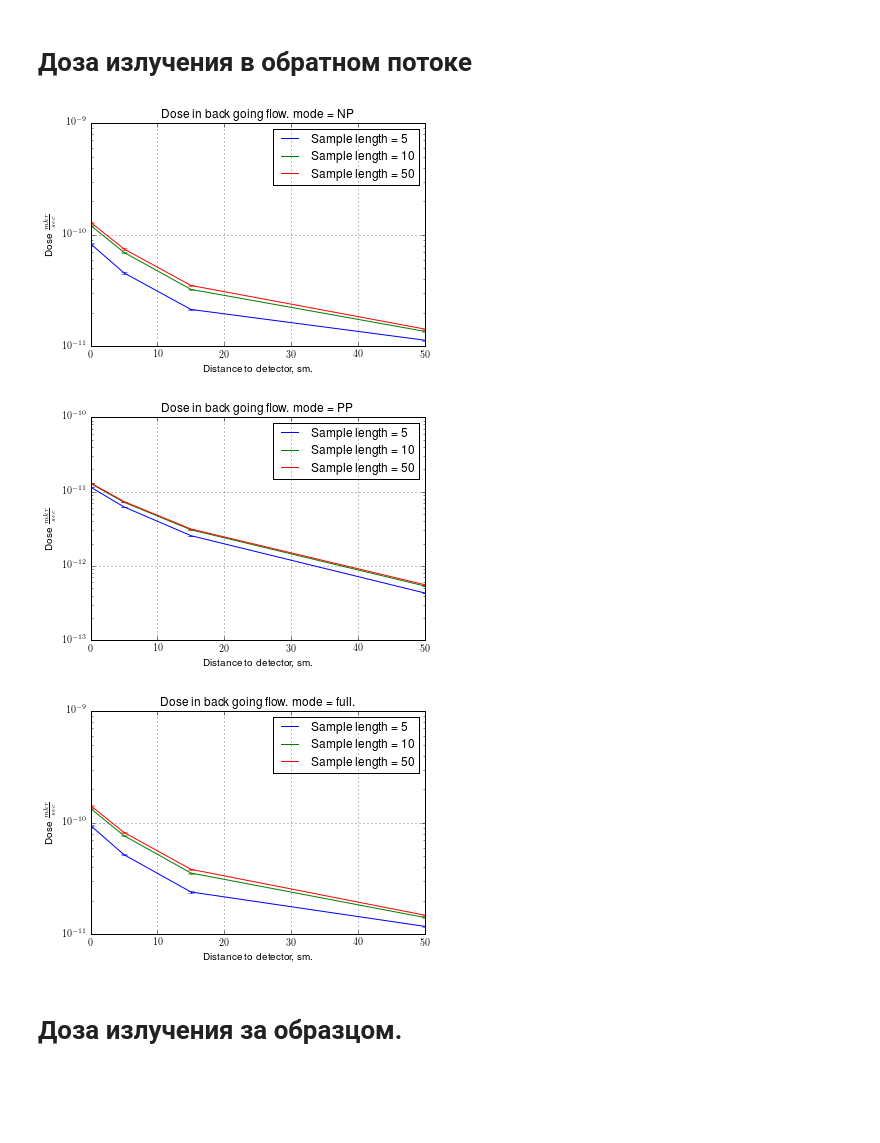
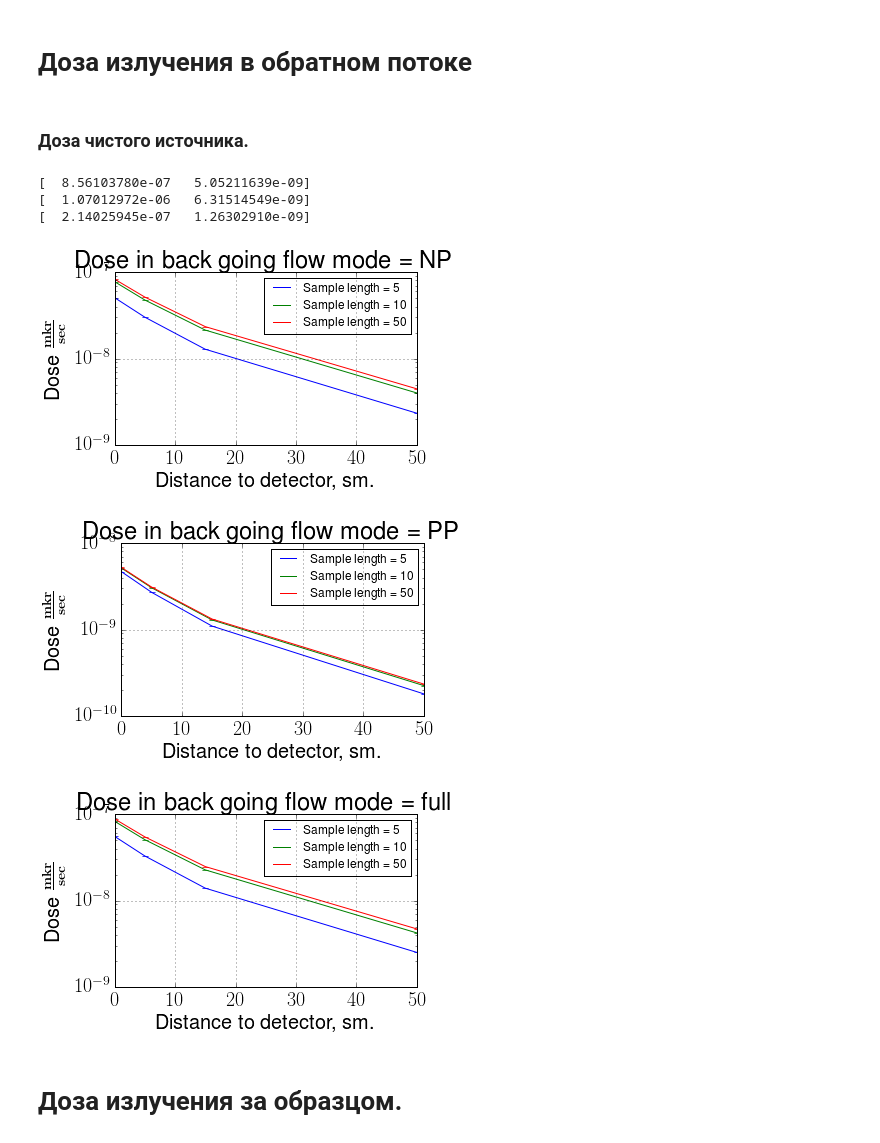
Before and after one commit to griddic/mipt_mcnp, a Jupyter notebook: plotting_experiments-medial-model.ipynb, the cells around one changed output. Saved outputs shown, nothing was run; the diff lists cells and outputs as text; code cells hidden in the pictures; blank space fills up the shorter version.

```diff
--- a/plotting_experiments-medial-model.ipynb
+++ b/plotting_experiments-medial-model.ipynb
@@ -129,12 +129,13 @@ def plot_en_spectrums_in_back_going_flow(file_name, tally_distances, colors, fil
         #plt.ylim([10**(-11),10**(-6)])
         plt.title(r'back flow.spectrum.\\sample len = ' + str(sample_length) + r'cm. mode = ' + mode)
         plt.xlabel(r'Energy, MEV')
-        plt.ylabel(r'particles, $\frac{F}{cm^2 sec}$')
+        plt.ylabel(r'particles, $\bf \frac{F}{cm^2 sec}$')
 
     outt.close()
     plt.legend(loc='best',prop={'size':12})
     plt.grid()
     #plt.xscale('log')
+    plt.gcf().subplots_adjust(bottom=0.2, top=0.8, left=0.2)
     plt.savefig(pjoin(folder_to_place_images,title.replace(' ','_') + ".png"), dpi = 300)
     print pjoin(folder_to_place_images,title.replace(' ','_') + ".png")
     plt.show()
@@ -190,7 +191,7 @@ def plot_sum_en_spectrum_in_back_going_flow(file_names, tally_distances, colors,
         #plt.ylim([10**(-11),10**(-6)])
         plt.title(r'back flow.spectrum.\\sample len = ' + str(sample_length) + r'cm. mode = full')
         plt.xlabel(r'Energy, MEV')
-        plt.ylabel(r'particles, $\frac{F}{cm^2 sec}$')
+        plt.ylabel(r'particles, $\bf \frac{F}{cm^2 sec}$')
         #plt.plot(mid, y, 'r--')
         #plt.savefig("images\\" + title + ".png", dpi = 300)
         #plt.show()
@@ -198,13 +199,14 @@ def plot_sum_en_spectrum_in_back_going_flow(file_names, tally_distances, colors,
     outt.close()
     plt.legend(loc='best',prop={'size':12})
     plt.grid()
+    plt.gcf().subplots_adjust(bottom=0.2, top=0.8, left=0.2)
     plt.savefig(pjoin(folder_to_place_images, title.replace(' ','_') + ".png"), dpi = 300)
     print pjoin(folder_to_place_images, title.replace(' ','_') + ".png")
     plt.show()
     plt.close()
     return left, values, width
 # %%
-for name in names[1:]:
+for name in names[[1,10]]:
     plot_en_spectrums_in_back_going_flow(name[0],[0,5,15,50], ['red','blue','green','y'],pjoin(SOURCES_FOLDER, 'PP0a'),FOLDER_TO_SAVE_IMAGES)
     plot_en_spectrums_in_back_going_flow(name[1],[0,5,15,50], ['red','blue','green','y'],pjoin(SOURCES_FOLDER, 'PP0a'),FOLDER_TO_SAVE_IMAGES)
     plot_sum_en_spectrum_in_back_going_flow(name,[0,5,15,50], ['red','blue','green','y'],pjoin(SOURCES_FOLDER, 'PP0a'),FOLDER_TO_SAVE_IMAGES)
@@ -242,2 +243,15 @@ mcnp_out_medial\__images\20150608\back_flow_spectrum_sample_len_=_10cm_mode_=_fu
 # %% [markdown]
 # Доза излучения в обратном потоке
+# %% [markdown]
+### Доза чистого источника.
+# %%
+for tally in  obr.construct_tallies(names[0][1]):
+    if (tally.x == 0) and (tally.y == 0):
+        print tally.get_dose()
+        print tally.get_dose()*5./4.
+        print tally.get_dose()*1./4.
+        break
+# %% [output]
+[  8.56103780e-07   5.05211639e-09]
+[  1.07012972e-06   6.31514549e-09]
+[  2.14025945e-07   1.26302910e-09]
@@ -244,14 +343,14 @@ mcnp_out_medial\__images\20150608\back_flow_spectrum_sample_len_=_10cm_mode_=_fu
 # %%
-plot_dose_in_back_going_flow_for_each_file(names[:,0][[0,1,9]], [0,5,15,50], pjoin(SOURCES_FOLDER, 'PP0a'), FOLDER_TO_SAVE_IMAGES)
+plot_dose_in_back_going_flow_for_each_file(names[:,0][[1,2,10]], [0,5,15,50], pjoin(SOURCES_FOLDER, 'NP0a'), FOLDER_TO_SAVE_IMAGES)
 # %% [output]
-[figure, old version]
+[figure, new version]
 # %%
-plot_dose_in_back_going_flow_for_each_file(names[:,1][[0,1,9]], [0,5,15,50], pjoin(SOURCES_FOLDER, 'PP0a'), FOLDER_TO_SAVE_IMAGES)
+plot_dose_in_back_going_flow_for_each_file(names[:,1][[1,2,10]], [0,5,15,50], pjoin(SOURCES_FOLDER, 'PP0a'), FOLDER_TO_SAVE_IMAGES)
 # %% [output]
-[figure, old version]
+[figure, new version]
 # %%
-plot_full_dose_in_back_going_flow_for_each_file(names[[0,1,9]], [0,5,15,50], pjoin(SOURCES_FOLDER, 'PP0a'), FOLDER_TO_SAVE_IMAGES)
+plot_full_dose_in_back_going_flow_for_each_file(names[[1,2,10]], [0,5,15,50], (pjoin(SOURCES_FOLDER, 'NP0a'), pjoin(SOURCES_FOLDER, 'PP0a')), FOLDER_TO_SAVE_IMAGES)
 # %% [output]
-[figure, old version]
+[figure, new version]
 # %% [markdown]
 # Доза излучения за образцом.
```
Also changed, not shown: parts of 11 cells of this notebook, 8 other files.
